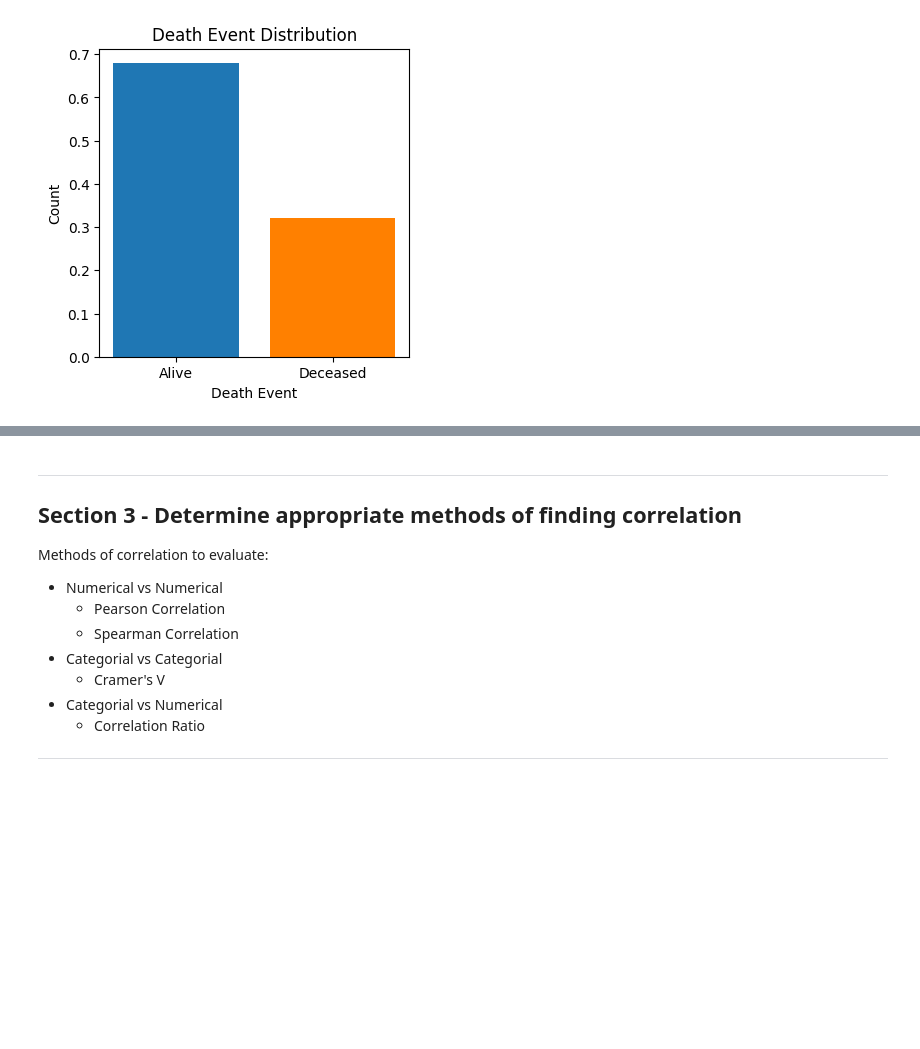
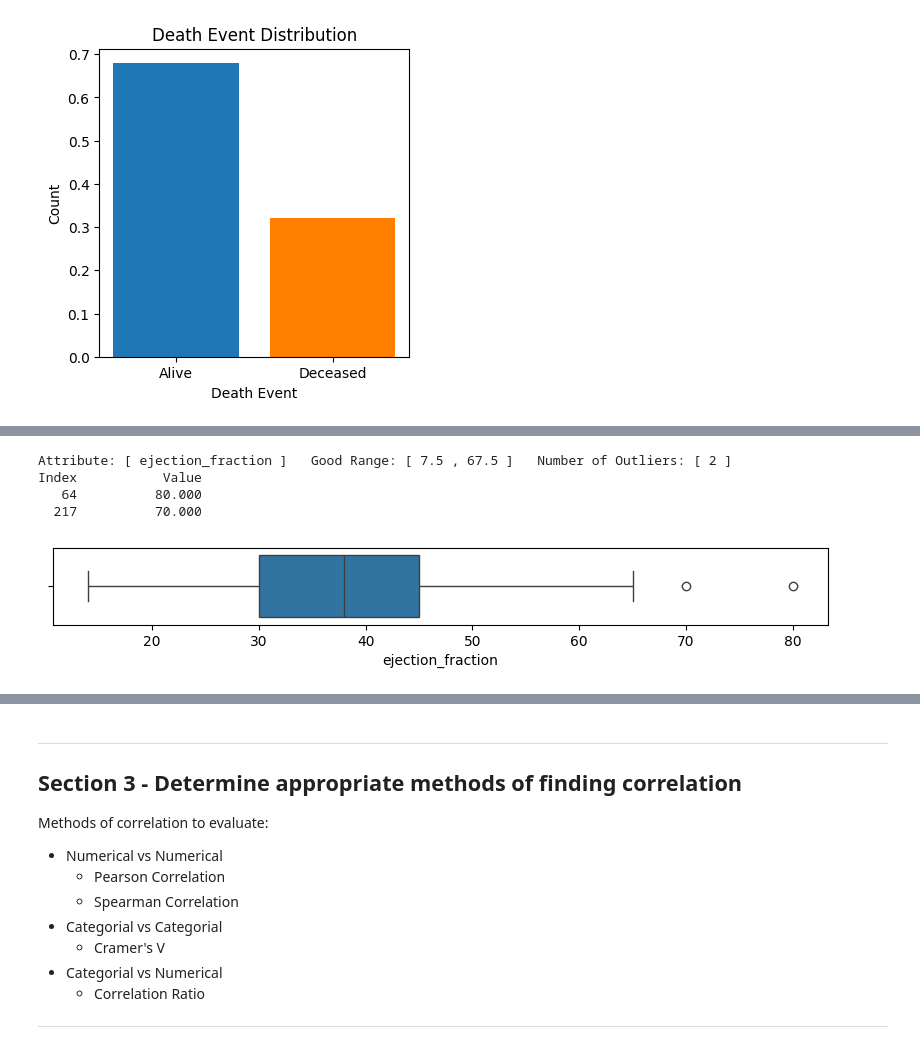
Before and after one commit to Bencp2/HeartDisease, a Jupyter notebook: HeartDiseaseAnalysis.ipynb, the cells around one changed output, grey strips where cells are left out. Drawn from its saved outputs; the diff is of its cells as text; code cells hidden in the pictures; blank space fills up the shorter version.

```diff
--- a/HeartDiseaseAnalysis.ipynb
+++ b/HeartDiseaseAnalysis.ipynb
@@ -280,0 +389,10 @@ barplot(categories, death_event_counts, 'Death Event Distribution', 'Death Event
+# %%
+outlier_indices['ejection_fraction'] = find_outliers(data_with_errors, 'ejection_fraction')
+outliers.extend(outlier_indices['ejection_fraction'])
+print("No outliers found for ejection fraction") if len(outlier_indices['ejection_fraction']) == 0 else None
+# %% [output]
+Attribute: [ ejection_fraction ]   Good Range: [ 7.5 , 67.5 ]   Number of Outliers: [ 2 ]
+Index           Value
+   64          80.000
+  217          70.000
+[figure, added]
```
Also changed, not shown: parts of 22 cells of this notebook.
